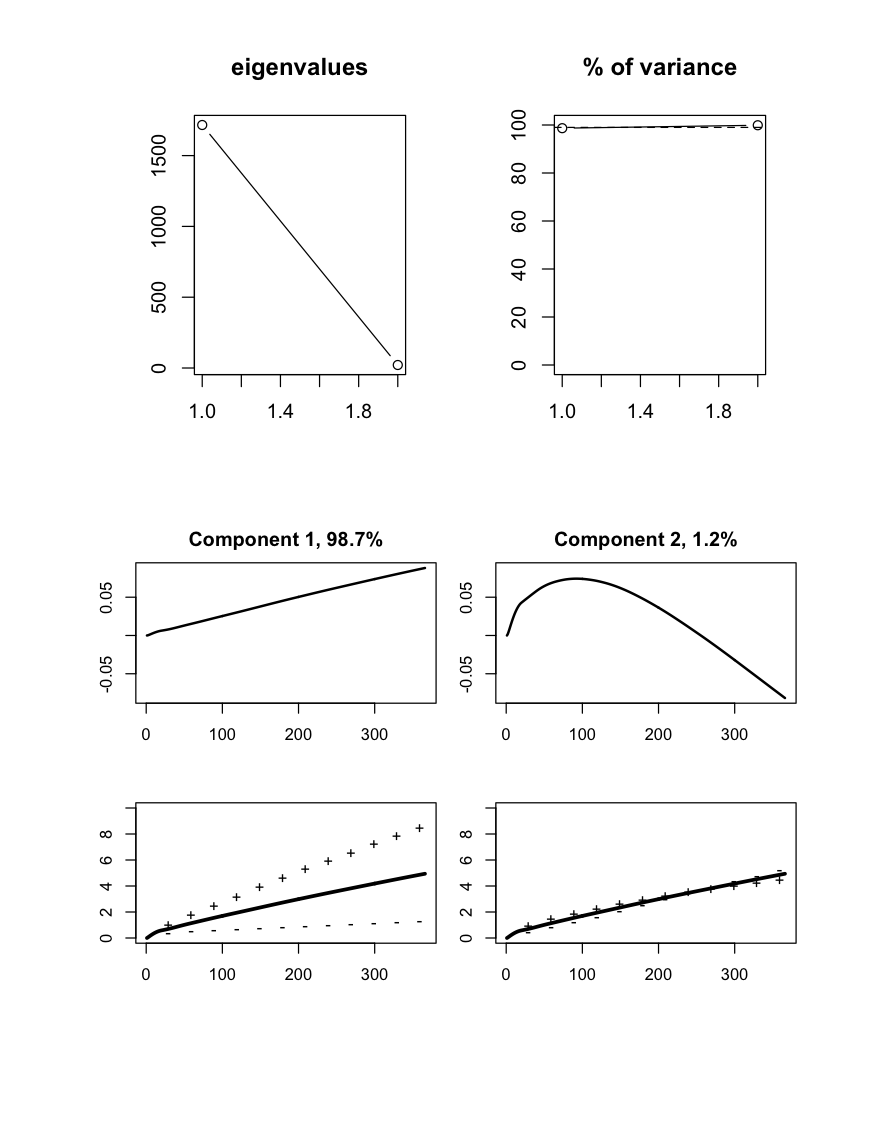
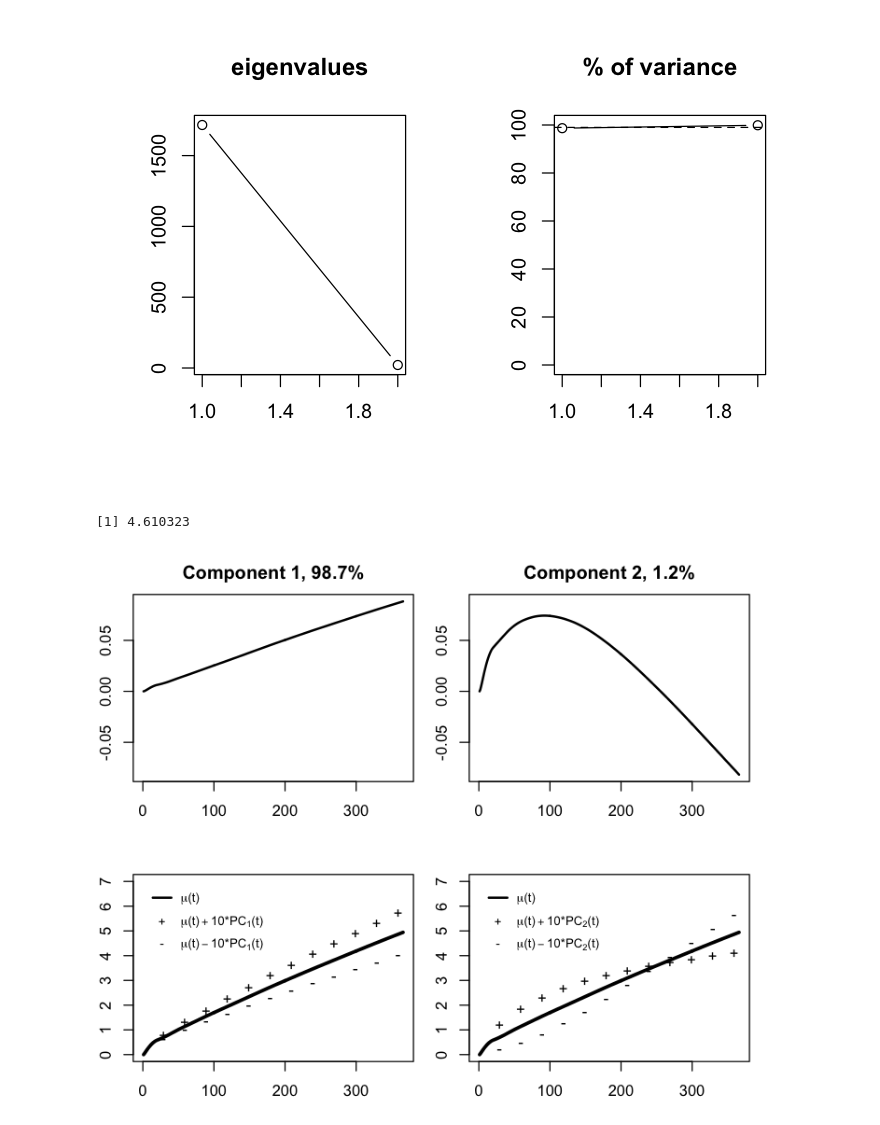
Before and after one commit to davide-burba/thesis, a Jupyter notebook: fpca/fpca_ACE.ipynb, the cells around one changed output. Saved outputs shown, nothing was run; the diff lists cells and outputs as text; code cells hidden in the pictures; blank space fills up the shorter version.

```diff
--- a/fpca/fpca_ACE.ipynb
+++ b/fpca/fpca_ACE.ipynb
@@ -95,33 +78,44 @@ abline(99,0,lty=2)
 | % variance | 98.6737 | 1.222149 |
 | cumulated % variance | 98.6737 | 99.895851 |
 [figure]
+# %%
+sqrt(evalues[2])
+# %% [output]
+[1] 4.610323
 # %%
 # Eigenfunctions
 # Sign chosen to have positive integral, for ease of interpretation
 for(i in 1:K) {
   tempfun <- efuncs[,i]
   tempsign <- sum(tempfun)
   efuncs[,i] <- ifelse(tempsign<0, -1,1) * tempfun
 }
 
 time = 0:366
 # Plot of first k eigenfunctions
 k=K
 par(mfcol=c(2,k),mar=c(2.5,2,2.5,1))
 ylim <- range(efuncs[,1:k])
-ylim2 <- c(0,10)
+ylim2 <- c(0,7)
 for(i in 1:k) {
   v1 <- efuncs[,i]
   plot(v1, type="l", ylab="", xlab="time (days)", ylim=ylim, lwd=2, main=paste("Component ", i,", ",100*round(percent.var[i],3), "%", sep=""))
   text(2,-0.95, "time (days)")
-  v2 <- v1 * sqrt(evalues[i])
+  #v2 <- v1 * sqrt(evalues[i])
+  v2 <- v1 * 10
   widep <- ((1:m)%%30)==0
   plot(mu, type="l", ylim=ylim2, lwd=3)
   points(time[widep],mean_hazard$cumhaz[widep] + v2[widep], lwd=3, pch="+")
   points(time[widep],mean_hazard$cumhaz[widep] - v2[widep], lwd=3, pch="-")
+
+  legend(10,7, # where
+         legend=c(TeX('$\\mu(t)$'),TeX(paste('$\\mu(t) + ','10*PC_',i,'(t)$',sep = '')),TeX(paste('$\\mu(t) - ','10*PC_',i,'(t)$',sep = ''))), # text
+         lty=c(1,NA,NA), lwd = c(2,1,1), pch = c(NA,'+','-'), # symbols
+         cex=0.8,y.intersp=2.5,box.lty=0 # other options
+        )
 }
 # %% [output]
-[figure, old version]
+[figure, new version]
 # %%
 # Scores on the first K principal components
 score <- NULL
```
Also changed, not shown: parts of 3 cells of this notebook, 12 other files.
